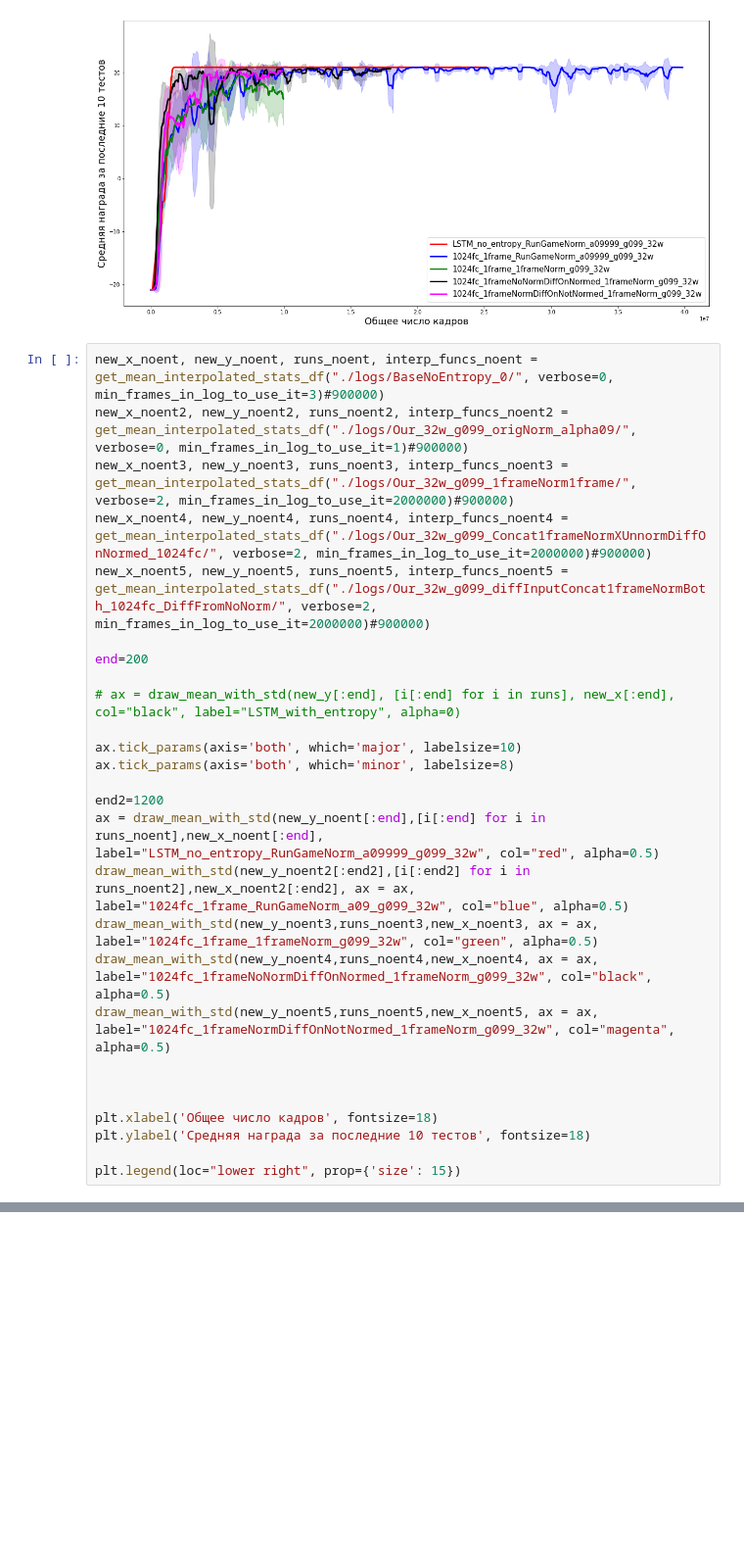
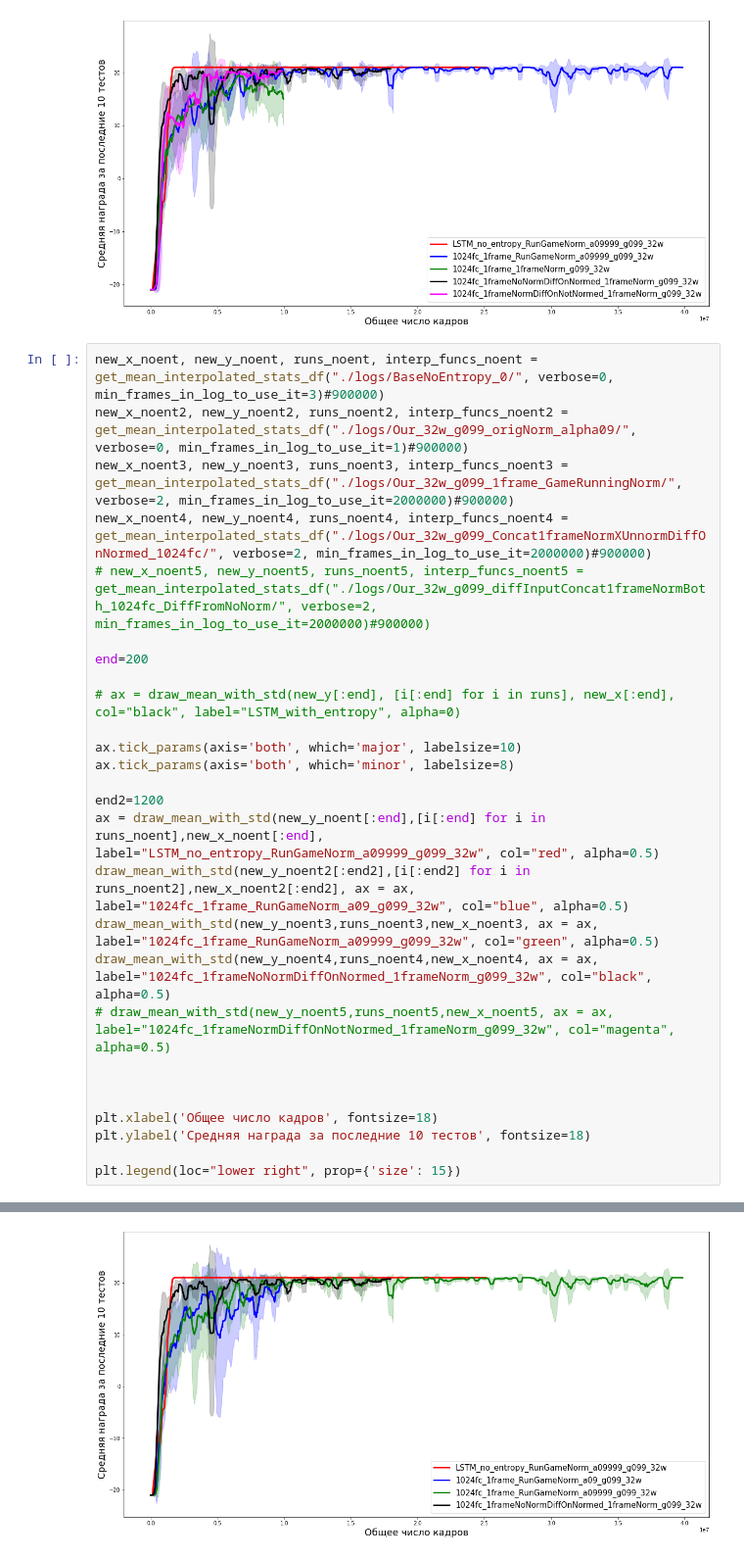
Before and after one commit to Aanax/rl_a3c_slurm, a Jupyter notebook: plot_trainings.ipynb, the cells around one changed output, grey strips where cells are left out. Shown at 98% size. Drawn from its saved outputs; the diff is of its cells as text; blank space fills up the shorter version.

```diff
--- a/plot_trainings.ipynb
+++ b/plot_trainings.ipynb
@@ -543,9 +543,9 @@ X from  5337  to  9870645
 # %%
 new_x_noent, new_y_noent, runs_noent, interp_funcs_noent = get_mean_interpolated_stats_df("./logs/BaseNoEntropy_0/", verbose=0, min_frames_in_log_to_use_it=3)#900000)
 new_x_noent2, new_y_noent2, runs_noent2, interp_funcs_noent2 = get_mean_interpolated_stats_df("./logs/Our_32w_g099_origNorm_alpha09/", verbose=0, min_frames_in_log_to_use_it=1)#900000)
-new_x_noent3, new_y_noent3, runs_noent3, interp_funcs_noent3 = get_mean_interpolated_stats_df("./logs/Our_32w_g099_1frameNorm1frame/", verbose=2, min_frames_in_log_to_use_it=2000000)#900000)
+new_x_noent3, new_y_noent3, runs_noent3, interp_funcs_noent3 = get_mean_interpolated_stats_df("./logs/Our_32w_g099_1frame_GameRunningNorm/", verbose=2, min_frames_in_log_to_use_it=2000000)#900000)
 new_x_noent4, new_y_noent4, runs_noent4, interp_funcs_noent4 = get_mean_interpolated_stats_df("./logs/Our_32w_g099_Concat1frameNormXUnnormDiffOnNormed_1024fc/", verbose=2, min_frames_in_log_to_use_it=2000000)#900000)
-new_x_noent5, new_y_noent5, runs_noent5, interp_funcs_noent5 = get_mean_interpolated_stats_df("./logs/Our_32w_g099_diffInputConcat1frameNormBoth_1024fc_DiffFromNoNorm/", verbose=2, min_frames_in_log_to_use_it=2000000)#900000)
+# new_x_noent5, new_y_noent5, runs_noent5, interp_funcs_noent5 = get_mean_interpolated_stats_df("./logs/Our_32w_g099_diffInputConcat1frameNormBoth_1024fc_DiffFromNoNorm/", verbose=2, min_frames_in_log_to_use_it=2000000)#900000)
 
 end=200
 
@@ -557,9 +557,9 @@ ax.tick_params(axis='both', which='minor', labelsize=8)
 end2=1200
 ax = draw_mean_with_std(new_y_noent[:end],[i[:end] for i in runs_noent],new_x_noent[:end], label="LSTM_no_entropy_RunGameNorm_a09999_g099_32w", col="red", alpha=0.5)
 draw_mean_with_std(new_y_noent2[:end2],[i[:end2] for i in runs_noent2],new_x_noent2[:end2], ax = ax, label="1024fc_1frame_RunGameNorm_a09_g099_32w", col="blue", alpha=0.5)
-draw_mean_with_std(new_y_noent3,runs_noent3,new_x_noent3, ax = ax, label="1024fc_1frame_1frameNorm_g099_32w", col="green", alpha=0.5)
+draw_mean_with_std(new_y_noent3,runs_noent3,new_x_noent3, ax = ax, label="1024fc_1frame_RunGameNorm_a09999_g099_32w", col="green", alpha=0.5)
 draw_mean_with_std(new_y_noent4,runs_noent4,new_x_noent4, ax = ax, label="1024fc_1frameNoNormDiffOnNormed_1frameNorm_g099_32w", col="black", alpha=0.5)
-draw_mean_with_std(new_y_noent5,runs_noent5,new_x_noent5, ax = ax, label="1024fc_1frameNormDiffOnNotNormed_1frameNorm_g099_32w", col="magenta", alpha=0.5)
+# draw_mean_with_std(new_y_noent5,runs_noent5,new_x_noent5, ax = ax, label="1024fc_1frameNormDiffOnNotNormed_1frameNorm_g099_32w", col="magenta", alpha=0.5)
 
 
 
@@ -567,3 +567,4 @@ plt.xlabel('Общее число кадров', fontsize=18)
 plt.ylabel('Средняя награда за последние 10 тестов', fontsize=18)
 
 plt.legend(loc="lower right", prop={'size': 15})
+# %% [output]
@@ -569,0 +589 @@ plt.legend(loc="lower right", prop={'size': 15})
+[figure, added]
```
Also changed, not shown: parts of 2 cells of this notebook, 10 other files.
